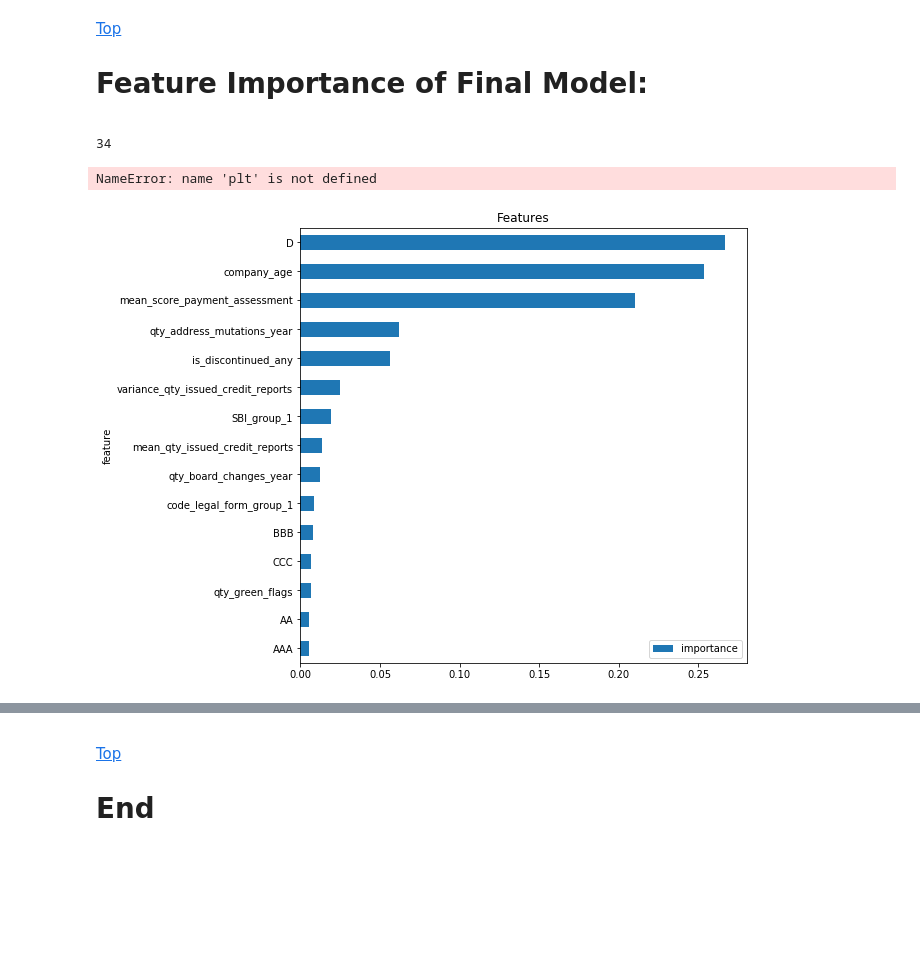
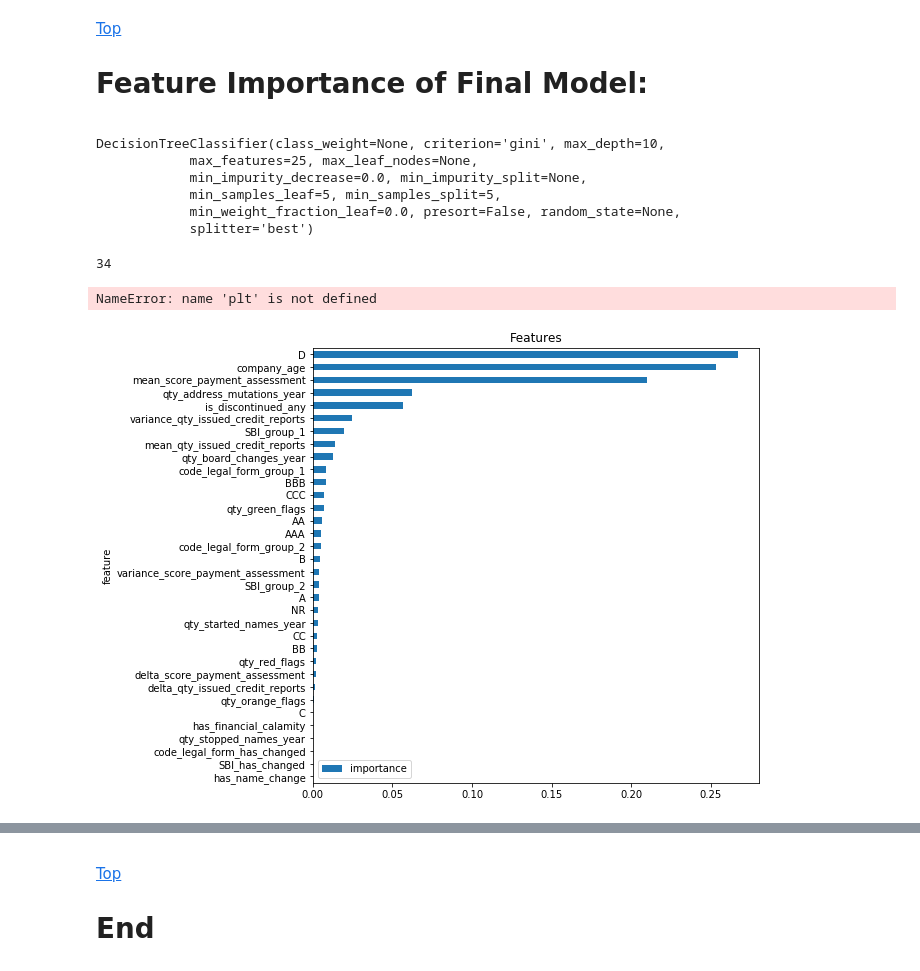
Before and after one commit to mark-me/relocation_indicator, a Jupyter notebook: modelling/decision_tree_yearly_2017.ipynb, the cells around one changed output, grey strips where cells are left out. Drawn from its saved outputs; the diff is of its cells as text; code cells hidden in the pictures; blank space fills up the shorter version.

Commit message:
decision_tree_yearly_2017_removeFeatures.ipynb

```diff
--- a/modelling/decision_tree_yearly_2017.ipynb
+++ b/modelling/decision_tree_yearly_2017.ipynb
@@ -1055,6 +1055,17 @@ NameError: name 'plt' is not defined
 <a href=#top>Top</a>
 # Feature Importance of Final Model:
 <a id='feature_importance_final'></a>
+# %%
+filename = 'models/DT_2017md10_mss5_msl5_mf25_balanced.sav'
+clfDT_Kappa = pickle.load(open(filename, 'rb'))
+print(clfDT_Kappa)
+# %% [output]
+DecisionTreeClassifier(class_weight=None, criterion='gini', max_depth=10,
+            max_features=25, max_leaf_nodes=None,
+            min_impurity_decrease=0.0, min_impurity_split=None,
+            min_samples_leaf=5, min_samples_split=5,
+            min_weight_fraction_leaf=0.0, presort=False, random_state=None,
+            splitter='best')
 # %%
 importances = clfDT_Kappa.feature_importances_
 # %%
@@ -1064,15 +1075,15 @@ len(importances)
 # %%
 feat_imp = pd.DataFrame({'importance':importances})
 feat_imp['feature'] = x_train[features_in_model].columns
 
 feat_imp.sort_values(by='importance', ascending=False, inplace=True)
-feat_imp = feat_imp.iloc[:15]
+feat_imp = feat_imp.iloc[:35]
 
 feat_imp.sort_values(by='importance', inplace=True)
 feat_imp = feat_imp.set_index('feature', drop=True)
 feat_imp.plot.barh(title='Features', figsize=(8,8))
 plt.xlabel('Feature Importance Score')
 plt.show()
 # %% [output]
 NameError: name 'plt' is not defined
-[figure, old version]
+[figure, new version]
```
Also changed, not shown: parts of 3 cells of this notebook.
